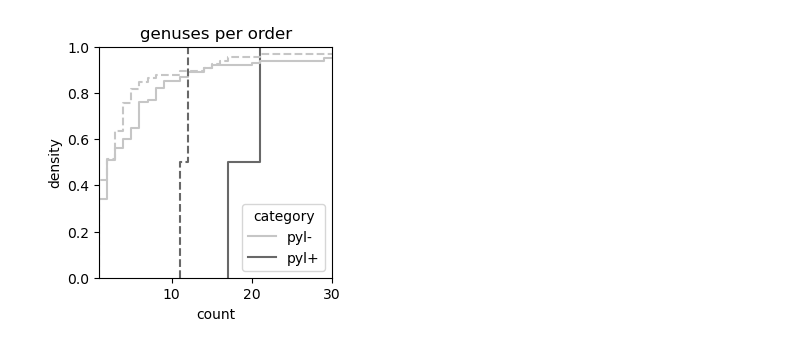
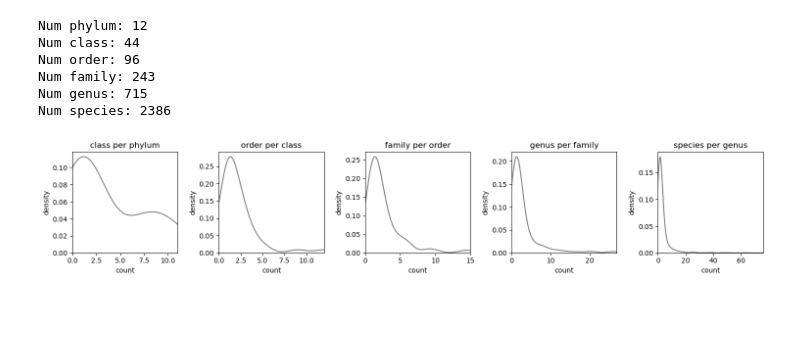
Before and after one commit to pipparichter/pyrrolysine, a Jupyter notebook: notebooks/sandbox-3.ipynb, the cells around one changed output. Cells and saved outputs as stored; diff of their text form; code cells hidden in the pictures; blank space fills up the shorter version.

```diff
--- a/notebooks/sandbox-3.ipynb
+++ b/notebooks/sandbox-3.ipynb
@@ -88,28 +44,32 @@ plt.show()
-# %%
-# Next want to look at how many genuses per family (or other level), particularly families which have both Pyl+ and
-# Pyl- genuses.
-level = 'order'
-fig, ax = plt.subplots(figsize=(3, 3))
-
-def plot_genus_count_distribution(arf1_df:pd.DataFrame, level:str=level, ax:plt.Axes=None, ls:str='-', legend:bool=True):
-    figure_df = pd.DataFrame(arf1_df.groupby(level).apply(lambda df : df.genus.nunique(), include_groups=False))
-    figure_df = figure_df.rename(columns={0:'count'})
-    figure_df['category'] = arf1_df.groupby(level).apply(lambda df : 'pyl+' if ('pyl+' in df.category.unique()) else 'pyl-', include_groups=False)
-    sns.ecdfplot(figure_df, x='count', hue='category',  palette='Grays', ls=ls, legend=legend)
-
-plot_genus_count_distribution(arf1_df, level=level, ax=ax)
-plot_genus_count_distribution(arf1_df[arf1_df.genus.isin(genuses)].copy(), level=level, ax=ax, ls='--', legend=False)
-
-ax.set_xlim(xmin=1, xmax=30)
-ax.set_ylabel('density')
-ax.set_title(f'genuses per {level}')
-
-plt.show()
-
-# About half of the genuses in the Pyl+ orders contain only one member, which is making me a bit hesitant to filter based
-# on number of organisms per genus...
-# %% [output]
-[figure, removed]
+# %%
+levels = ['phylum', 'class', 'order', 'family', 'genus', 'species']
+
+for level in levels:
+    print(f'Num {level}:', arf1_df[level].nunique())
+
+# Confirm that all genuses are homogenous, either all Pyl+ or Pyl-.
+for genus, df in arf1_df.groupby('genus'):
+    assert df.category.nunique() == 1, f'The genus {genus} contains both Pyl+ and Pyl- organisms.'
+
+# Look at the distribution of genus sizes.
+fig, axes = plt.subplots(ncols=len(levels) - 1, figsize=(3 * (len(levels) - 1), 3))
+for i in range(len(levels) - 1):
+    figure_df = pd.DataFrame(arf1_df.drop_duplicates(levels[i + 1])[levels[i]].value_counts())
+    sns.kdeplot(figure_df, x='count', color='gray', ax=axes[i])
+    axes[i].set_title(f'{levels[i + 1]} per {levels[i]}')
+    axes[i].set_xlim(xmin=0, xmax=figure_df['count'].max())
+    axes[i].set_ylabel('density')
+
+fig.tight_layout()
+plt.show()
+# %% [output]
+Num phylum: 12
+Num class: 44
+Num order: 96
+Num family: 243
+Num genus: 715
+Num species: 2386
+[figure, added]
 # %%
 def _annotate_residues(annotations:dict, ax=None, lines_only:bool=False):
     for seq, (start, stop) in annotations.items():
```
Also changed, not shown: parts of 27 cells of this notebook, 4 other files.
